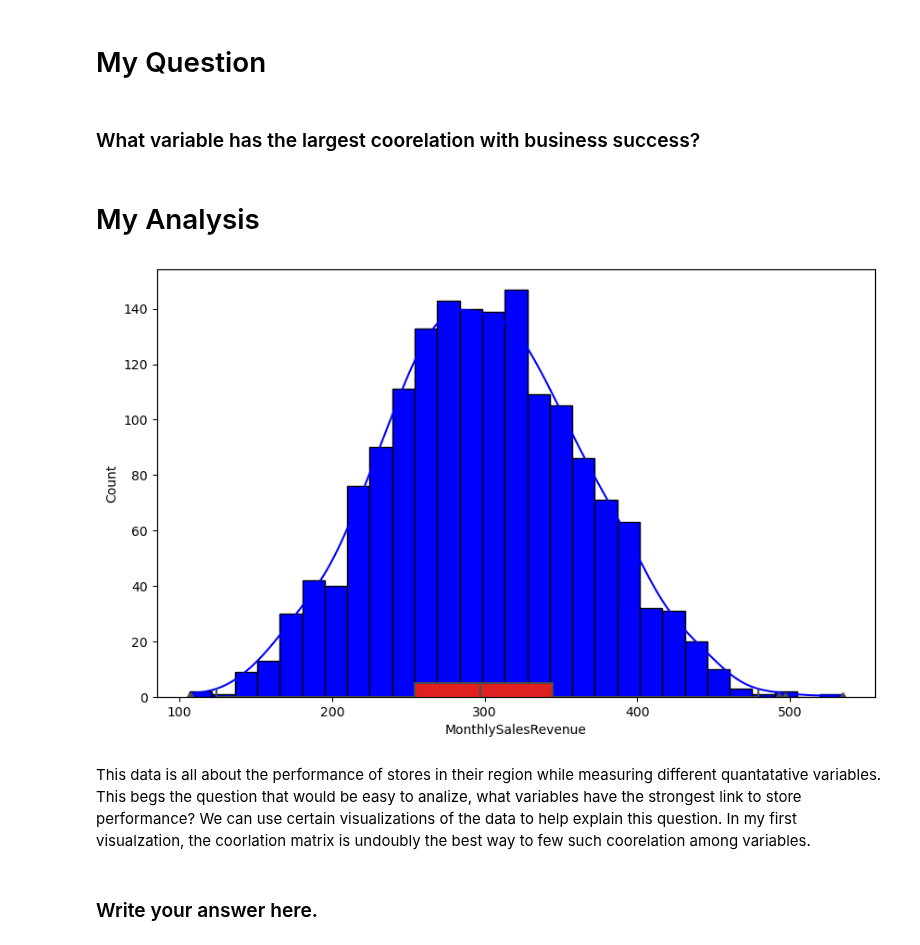
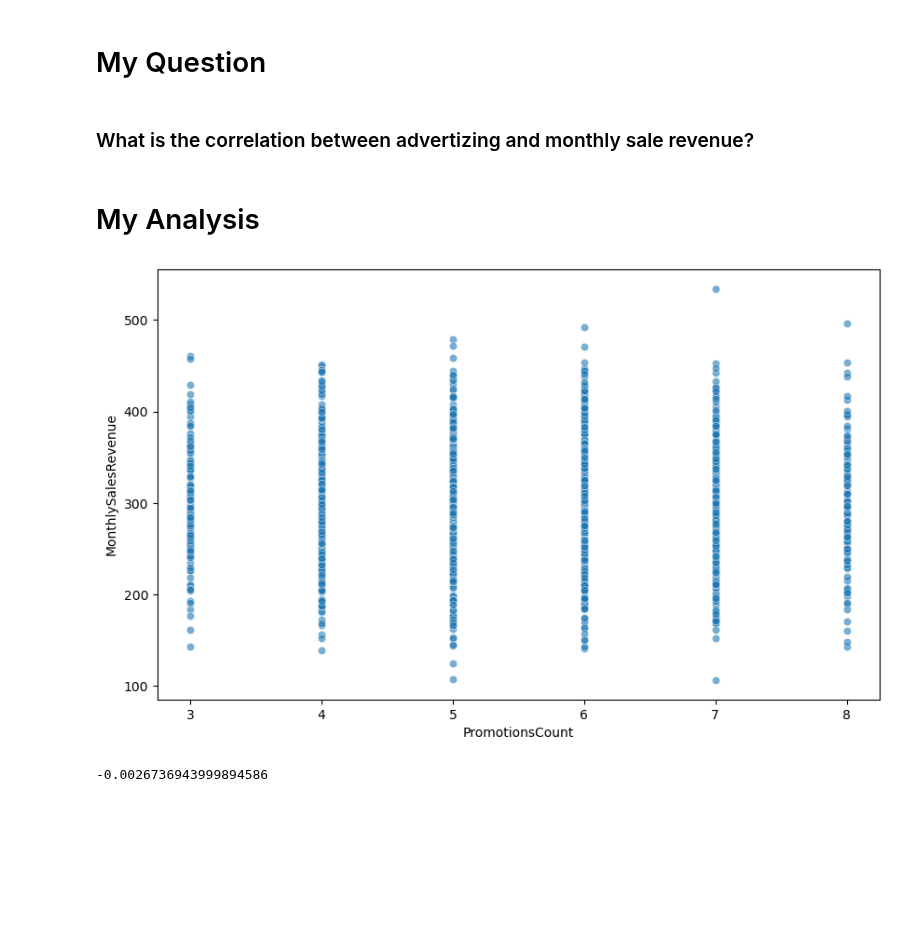
Before and after one commit to Google-Stein/CCIC-Artificial-Intelligence, a Jupyter notebook: Semester 1/Final/Final+Project+Template.ipynb, the cells around one changed output. Cells and saved outputs as stored; diff of their text form; code cells hidden in the pictures; blank space fills up the shorter version.

```diff
--- a/Semester 1/Final/Final+Project+Template.ipynb
+++ b/Semester 1/Final/Final+Project+Template.ipynb
@@ -72,25 +47,17 @@ plt.show()
 # %% [markdown]
 # My Question
 # %% [markdown]
-### What variable has the largest coorelation with business success?
+### What is the correlation between advertizing and monthly sale revenue?
 # %% [markdown]
 # My Analysis
-# %%
-fig, ax1 = plt.subplots(figsize=(10, 6))
-
-sns.histplot(data["MonthlySalesRevenue"], kde=True, ax=ax1, color='blue', alpha=1)
-
-ax2 = ax1.twinx()
-
-sns.boxplot(data["MonthlySalesRevenue"], ax=ax2, color='red', width=10)
-ax2.set_ylim(ax1.get_ylim())
-
-ax2.set_yticks([])
-
-plt.show()
-# %% [output]
-[figure, removed]
-# %% [markdown]
-This data is all about the performance of stores  in their region while measuring different quantatative variables. This begs the question that would be easy to analize, what variables have the strongest link to store performance? We can use certain visualizations of the data to help explain this question. In my first visualzation, the coorlation matrix is undoubly the best way to few such coorelation among variables.
-# %% [markdown]
-### Write your answer here.
+# %%
+plt.figure(figsize=(10, 6))
+sns.scatterplot(x=data['PromotionsCount'], y=data['MonthlySalesRevenue'], alpha=0.6)
+plt.show()
+# %% [output]
+[figure, added]
+# %%
+correlation = data['PromotionsCount'].corr(data['MonthlySalesRevenue'])
+correlation
+# %% [output]
+-0.0026736943999894586
```
Also changed, not shown: parts of 8 cells of this notebook.
